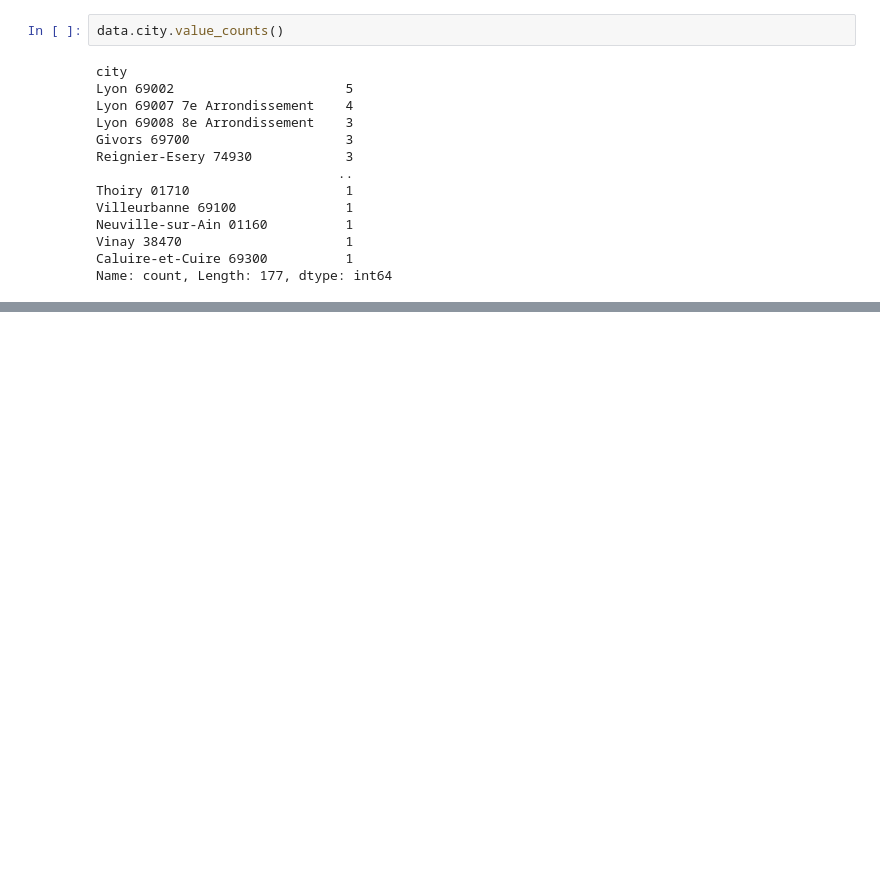
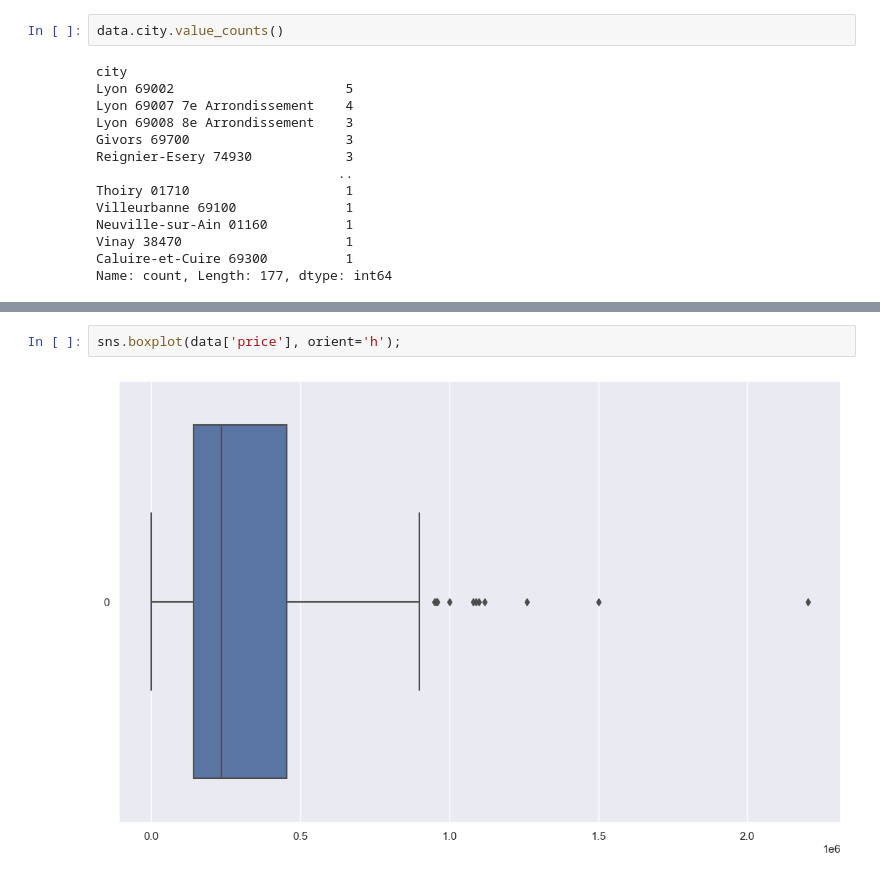
Before and after one commit to loic-roux-404/py-train, a Jupyter notebook: ml/ds/real-estate-to-price-commerces.ipynb, the cells around one changed output, grey strips where cells are left out. Drawn from its saved outputs; the diff is of its cells as text; blank space fills up the shorter version.

```diff
--- a/ml/ds/real-estate-to-price-commerces.ipynb
+++ b/ml/ds/real-estate-to-price-commerces.ipynb
@@ -77,0 +141,4 @@ Name: count, Length: 177, dtype: int64
+# %%
+sns.boxplot(data['price'], orient='h');
+# %% [output]
+[figure, added]
```
Also changed, not shown: parts of 21 cells of this notebook.
